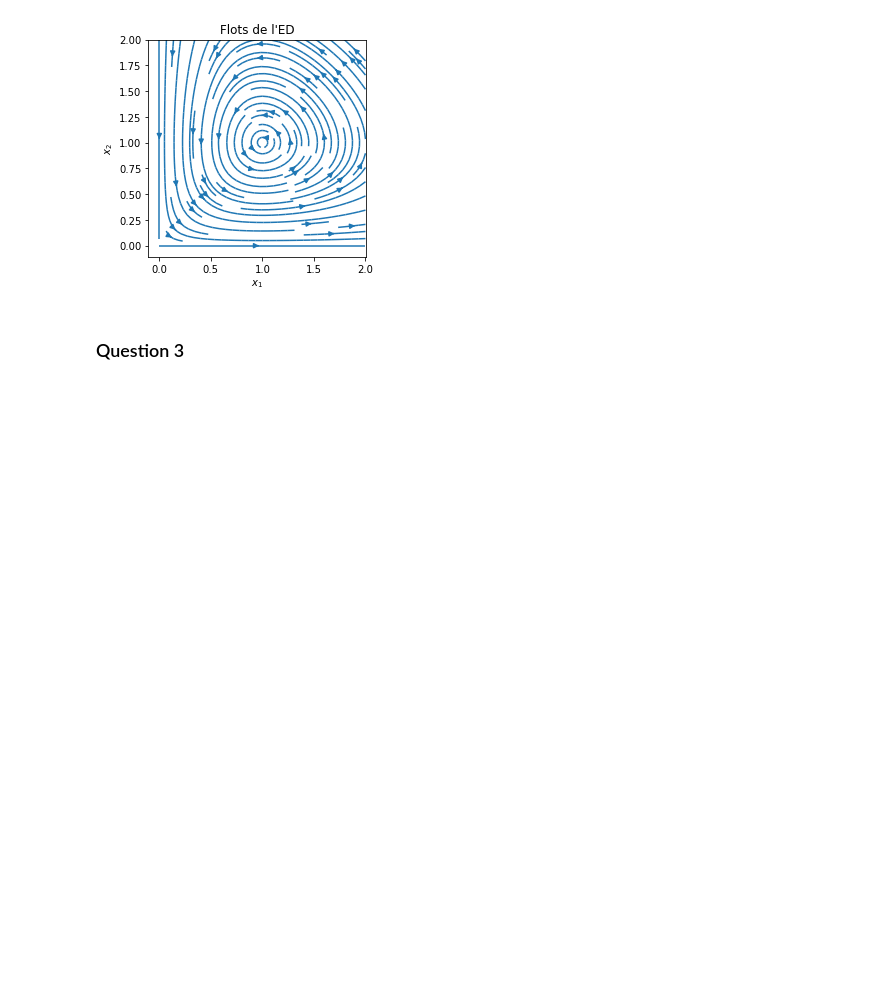
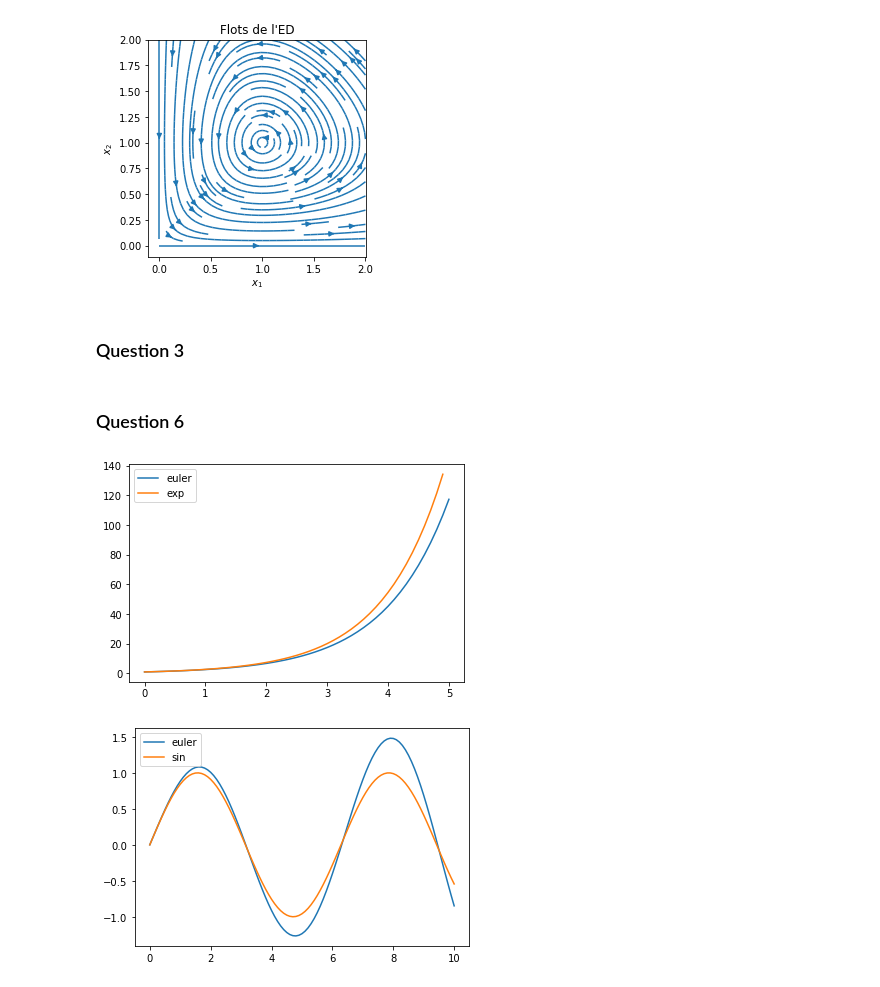
Before and after one commit to mroyerdevericourt/projetMI2, a Jupyter notebook: Rendu.ipynb, the cells around one changed output. Saved outputs shown, nothing was run; the diff lists cells and outputs as text; code cells hidden in the pictures; blank space fills up the shorter version.

Commit message:
Question 6

```diff
--- a/Rendu.ipynb
+++ b/Rendu.ipynb
@@ -56,3 +56,39 @@ plt.show()
 [figure]
 # %% [markdown]
 ### Question 3
+# %% [markdown]
+### Question 6
+# %%
+def solve_euler_explicit(f, x0, dt, t0, tf):
+    t = [t0]
+    x = [x0]
+    while t[-1] + dt < tf:
+        x0 = x[-1]
+        x1 = x0 + dt * f(t[-1], x0)
+        x.append(x1)
+        t1 = t[-1] + dt
+        t.append(t1)
+    return np.array(t), np.array(x)
+# %%
+def f1(t, x):                           # Equation de l'exponentielle
+    return x
+
+def f2(t, x):                           # Vectorisation de l'oscillateur harmonique
+    return np.array([-x[1], x[0]])
+
+dt = 0.1
+plt.plot(*solve_euler_explicit(f1, 1, dt, 0, 5), label = 'euler')
+t = np.arange(0,5,0.1)
+plt.plot(t, np.exp(t), label='exp')
+plt.legend()
+plt.show()
+
+dt = 0.1
+t, x = solve_euler_explicit(f2, [1, 0], dt, 0, 10)
+plt.plot(t, x[:,1], label = 'euler')
+plt.plot(t, np.sin(t), label='sin')
+plt.legend()
+plt.show()
+# %% [output]
+[figure, added]
+[figure, added]
```
